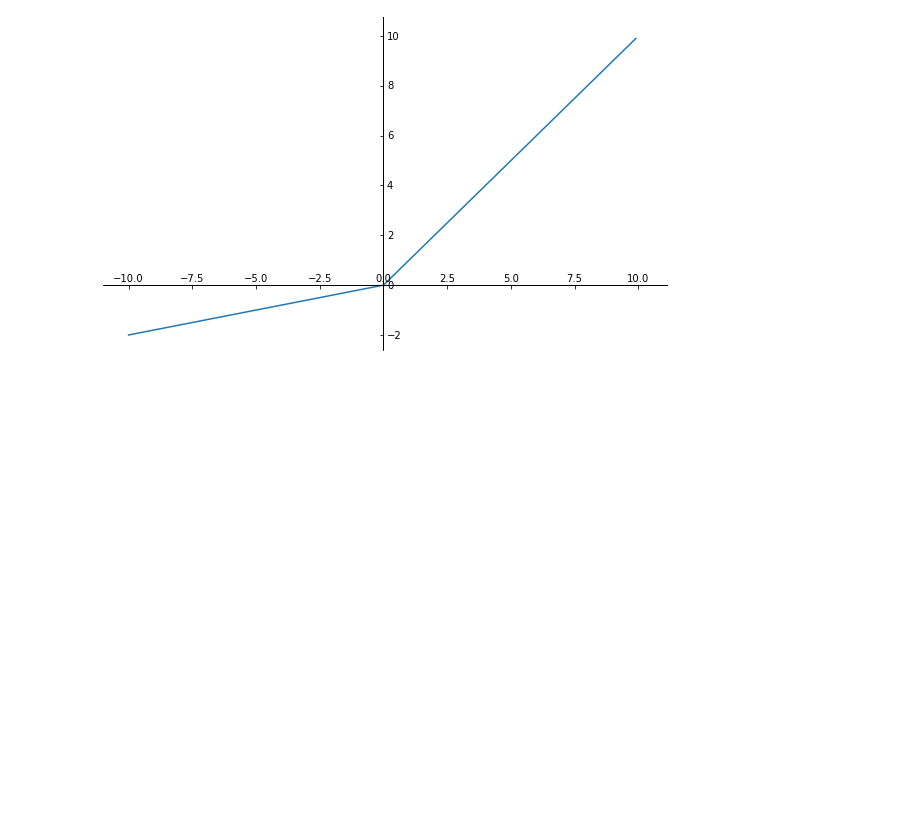
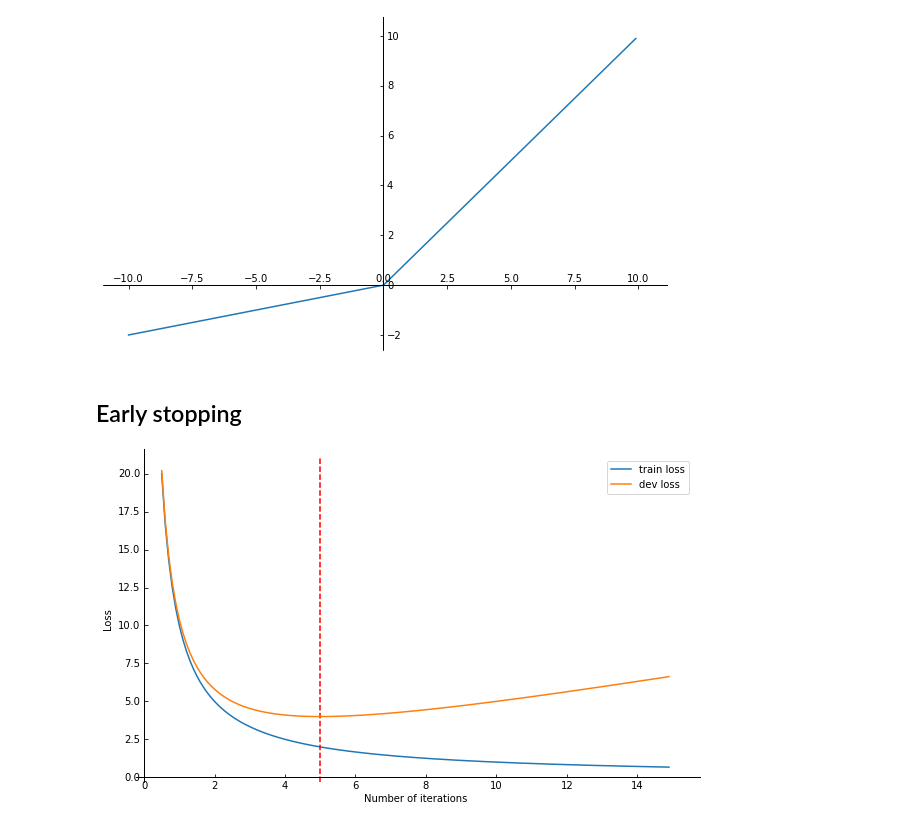
Before and after one commit to Ray-gith/deep-learning-notes, a Jupyter notebook: md_plot.ipynb, the cells around one changed output. Saved outputs shown, nothing was run; the diff lists cells and outputs as text; code cells hidden in the pictures; blank space fills up the shorter version.

```diff
--- a/md_plot.ipynb
+++ b/md_plot.ipynb
@@ -137,3 +137,45 @@ ax.plot(x, y)
 plt.savefig('source/leaky_relu_funtion.svg', transparent=True)
 # %% [output]
 [figure]
+# %% [markdown]
+## Early stopping
+# %%
+import numpy as np
+import matplotlib.pyplot as plt
+import mpl_toolkits.axisartist as axisartist
+
+#创建画布
+fig = plt.figure(figsize=(10, 6))
+#使用axisartist.Subplot方法创建一个绘图区对象ax
+ax = axisartist.Subplot(fig, 111)
+#将绘图区对象添加到画布中
+fig.add_axes(ax)
+x = np.arange(0.5, 15, .1)
+y1 = 1 / (x*0.1)
+y2 = 1 / (x*0.1) + .4*x
+
+#通过set_visible方法设置绘图区所有坐标轴隐藏
+ax.axis[:].set_visible(False)
+
+#ax.new_floating_axis代表添加新的坐标轴
+ax.axis["x"] = ax.new_floating_axis(0,0)
+#给x坐标轴加上箭头
+ax.axis["x"].set_axisline_style("-|>", size = 2.0)
+ax.set_xlabel("Number of iterations")
+#添加y坐标轴，且加上箭头
+ax.axis["y"] = ax.new_floating_axis(1,0)
+ax.axis["y"].set_axisline_style("-|>", size = 2.0)
+
+#设置x、y轴上刻度显示方向
+ax.axis["x"].set_axis_direction("bottom")
+ax.axis["y"].set_axis_direction("left")
+
+ax.axis["y"].set_label("Loss")
+
+ax.plot(x, y1, label='train loss')
+ax.axvline(x=5, color='r', ls='--')
+ax.plot(x, y2, label='dev loss')
+ax.legend(loc='upper right', facecolor='None')
+plt.savefig('source/early_stopping.svg', transparent=True)
+# %% [output]
+[figure, added]
```
Also changed, not shown: parts of 1 cell of this notebook, 1 other file.
